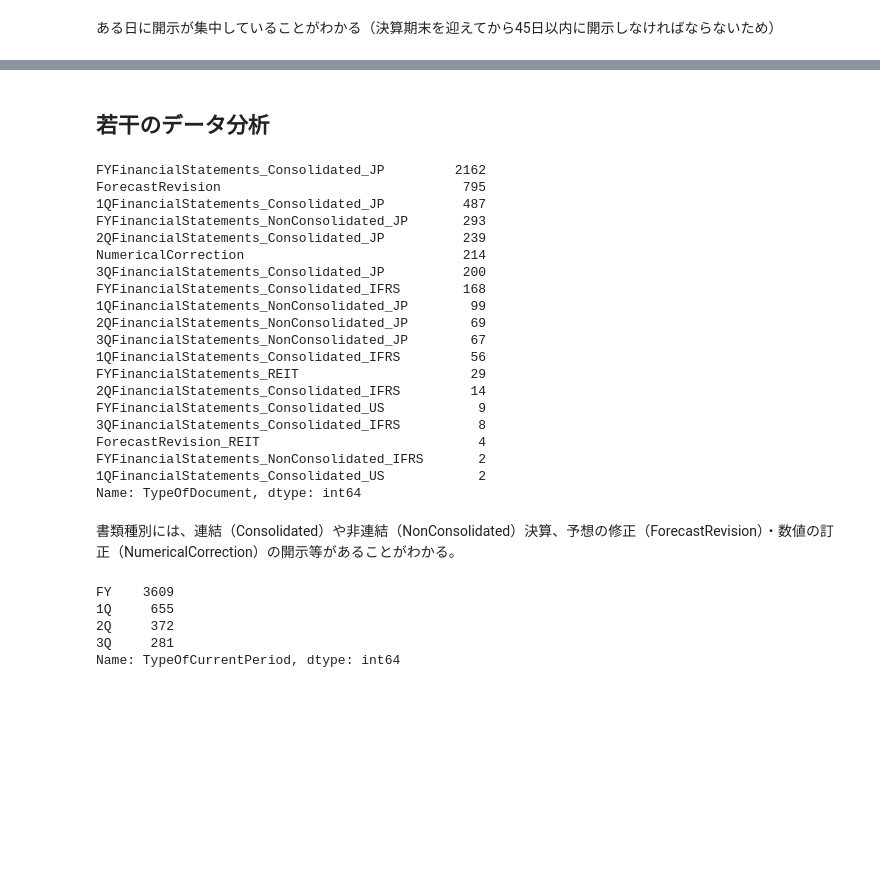
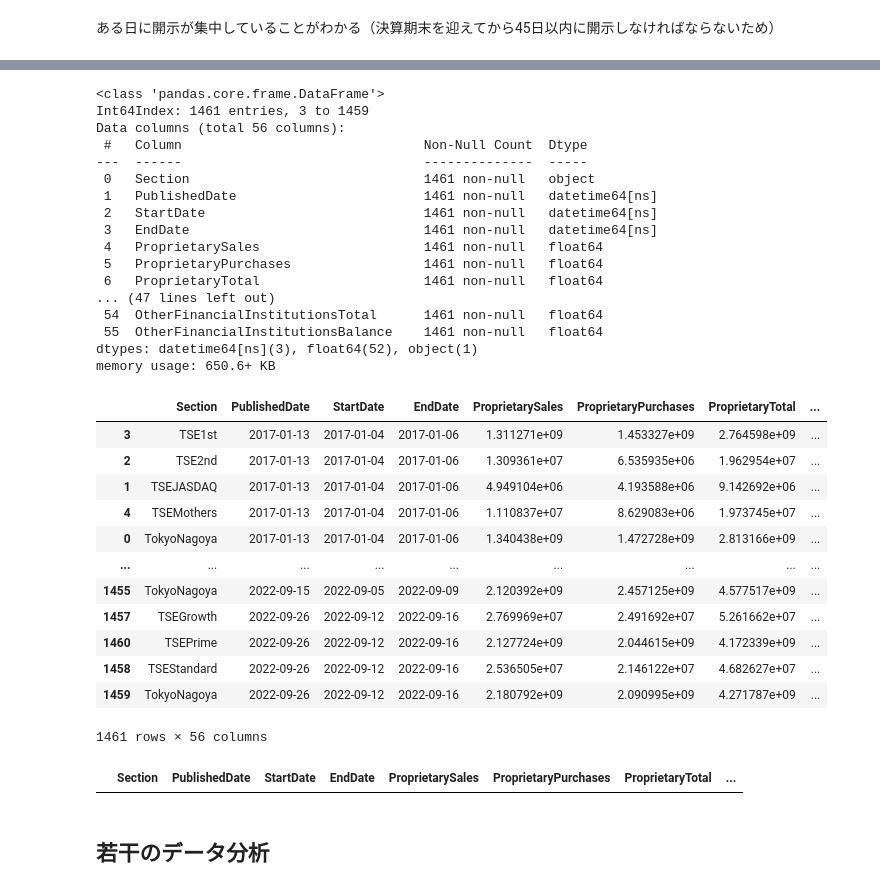
Before and after one commit to J-Quants/jquants-api-client-python, a Jupyter notebook: examples/20220927-005-jquants-api-starter.ipynb, the cells around one changed output, grey strips where cells are left out. Saved outputs shown, nothing was run; the diff lists cells and outputs as text; code cells hidden in the pictures; blank space fills up the shorter version.

```diff
--- a/examples/20220927-005-jquants-api-starter.ipynb
+++ b/examples/20220927-005-jquants-api-starter.ipynb
@@ -691,12 +791,48 @@ px.bar(df_disclosed_date, x="DisclosedDate", y="Count", title="日ごとの開
 # %%
-df_fins = cli.get_fins_statements(code=8697)
+df_trades_spec = cli.get_markets_trades_spec()
 
 # データフレームを確認
-df_fins.info()
+df_trades_spec.info()
 
 print("\n")
 
 # データフレームを描画
-df_fins
+df_trades_spec
+# %% [output]
+<class 'pandas.core.frame.DataFrame'>
+Int64Index: 1461 entries, 3 to 1459
+Data columns (total 56 columns):
+ #   Column                               Non-Null Count  Dtype
+---  ------                               --------------  -----
+ 0   Section                              1461 non-null   object
+ 1   PublishedDate                        1461 non-null   datetime64[ns]
+ 2   StartDate                            1461 non-null   datetime64[ns]
+ 3   EndDate                              1461 non-null   datetime64[ns]
+ 4   ProprietarySales                     1461 non-null   float64
+ 5   ProprietaryPurchases                 1461 non-null   float64
+ 6   ProprietaryTotal                     1461 non-null   float64
+... (47 lines left out)
+ 54  OtherFinancialInstitutionsTotal      1461 non-null   float64
+ 55  OtherFinancialInstitutionsBalance    1461 non-null   float64
+dtypes: datetime64[ns](3), float64(52), object(1)
+memory usage: 650.6+ KB
+|  | Section | PublishedDate | StartDate | EndDate | ProprietarySales | ProprietaryPurchases | ProprietaryTotal | ... |
+| 3 | TSE1st | 2017-01-13 | 2017-01-04 | 2017-01-06 | 1.311271e+09 | 1.453327e+09 | 2.764598e+09 | ... |
+| 2 | TSE2nd | 2017-01-13 | 2017-01-04 | 2017-01-06 | 1.309361e+07 | 6.535935e+06 | 1.962954e+07 | ... |
+| 1 | TSEJASDAQ | 2017-01-13 | 2017-01-04 | 2017-01-06 | 4.949104e+06 | 4.193588e+06 | 9.142692e+06 | ... |
+| 4 | TSEMothers | 2017-01-13 | 2017-01-04 | 2017-01-06 | 1.110837e+07 | 8.629083e+06 | 1.973745e+07 | ... |
+| 0 | TokyoNagoya | 2017-01-13 | 2017-01-04 | 2017-01-06 | 1.340438e+09 | 1.472728e+09 | 2.813166e+09 | ... |
+| ... | ... | ... | ... | ... | ... | ... | ... | ... |
+| 1455 | TokyoNagoya | 2022-09-15 | 2022-09-05 | 2022-09-09 | 2.120392e+09 | 2.457125e+09 | 4.577517e+09 | ... |
+| 1457 | TSEGrowth | 2022-09-26 | 2022-09-12 | 2022-09-16 | 2.769969e+07 | 2.491692e+07 | 5.261662e+07 | ... |
+| 1460 | TSEPrime | 2022-09-26 | 2022-09-12 | 2022-09-16 | 2.127724e+09 | 2.044615e+09 | 4.172339e+09 | ... |
+| 1458 | TSEStandard | 2022-09-26 | 2022-09-12 | 2022-09-16 | 2.536505e+07 | 2.146122e+07 | 4.682627e+07 | ... |
+| 1459 | TokyoNagoya | 2022-09-26 | 2022-09-12 | 2022-09-16 | 2.180792e+09 | 2.090995e+09 | 4.271787e+09 | ... |
+1461 rows × 56 columns
+# %%
+# 欠損値の確認
+df_trades_spec[df_trades_spec.isnull().any(axis=1)]
+# %% [output]
+|  | Section | PublishedDate | StartDate | EndDate | ProprietarySales | ProprietaryPurchases | ProprietaryTotal | ... |
 # %% [markdown]
 ## 若干のデータ分析
@@ -705,34 +838,0 @@ df_fins = cli.get_statements_range(start_dt="20220401", end_dt="20220630")
-# %%
-# 書類種別の項目を表示
-df_fins["TypeOfDocument"].value_counts()
-# %% [output]
-FYFinancialStatements_Consolidated_JP         2162
-ForecastRevision                               795
-1QFinancialStatements_Consolidated_JP          487
-FYFinancialStatements_NonConsolidated_JP       293
-2QFinancialStatements_Consolidated_JP          239
-NumericalCorrection                            214
-3QFinancialStatements_Consolidated_JP          200
-FYFinancialStatements_Consolidated_IFRS        168
-1QFinancialStatements_NonConsolidated_JP        99
-2QFinancialStatements_NonConsolidated_JP        69
-3QFinancialStatements_NonConsolidated_JP        67
-1QFinancialStatements_Consolidated_IFRS         56
-FYFinancialStatements_REIT                      29
-2QFinancialStatements_Consolidated_IFRS         14
-FYFinancialStatements_Consolidated_US            9
-3QFinancialStatements_Consolidated_IFRS          8
-ForecastRevision_REIT                            4
-FYFinancialStatements_NonConsolidated_IFRS       2
-1QFinancialStatements_Consolidated_US            2
-Name: TypeOfDocument, dtype: int64
-# %% [markdown]
-書類種別には、連結（Consolidated）や非連結（NonConsolidated）決算、予想の修正（ForecastRevision）・数値の訂正（NumericalCorrection）の開示等があることがわかる。
-# %%
-df_fins["TypeOfCurrentPeriod"].value_counts()
-# %% [output]
-FY    3609
-1Q     655
-2Q     372
-3Q     281
-Name: TypeOfCurrentPeriod, dtype: int64
```
Also changed, not shown: parts of 64 cells of this notebook.
